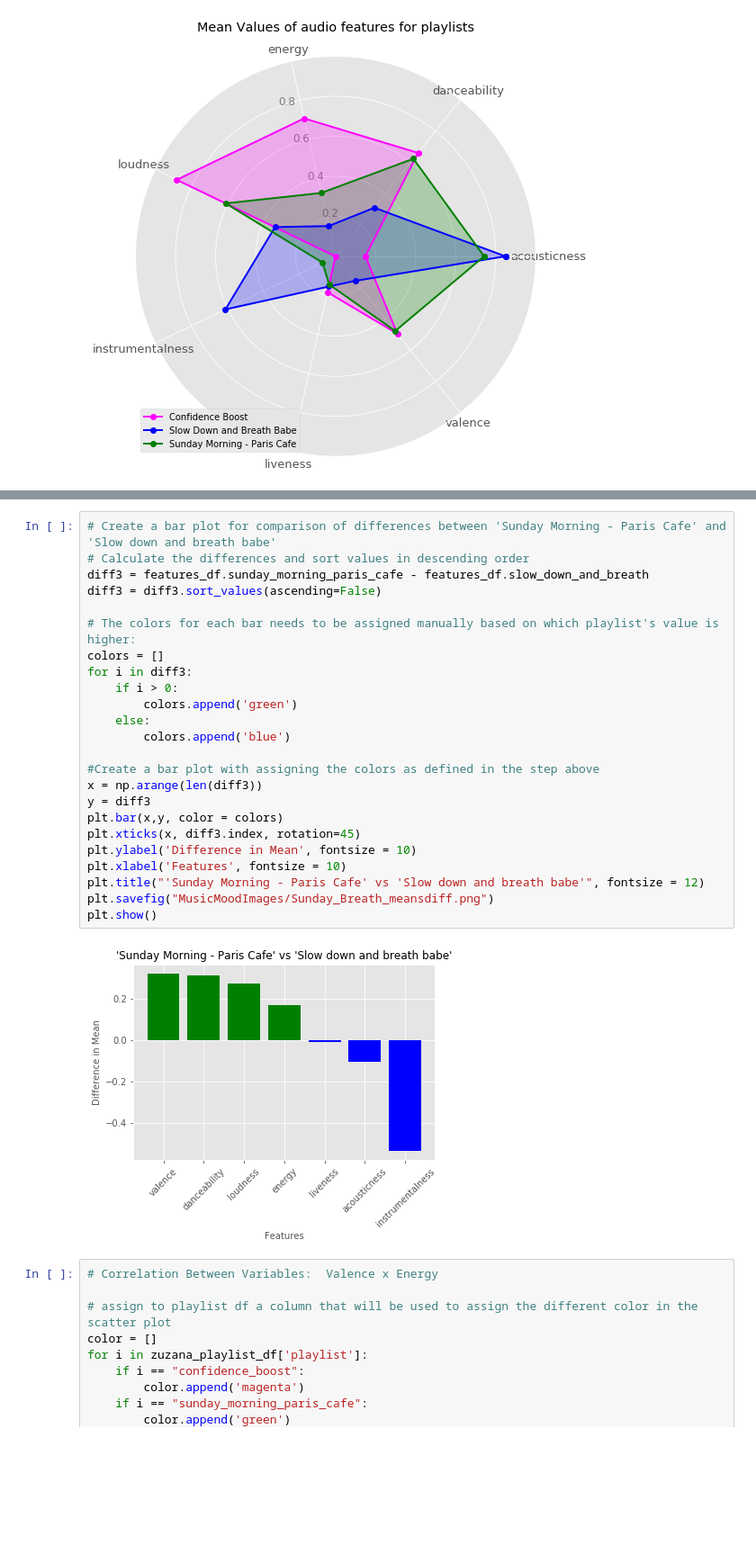
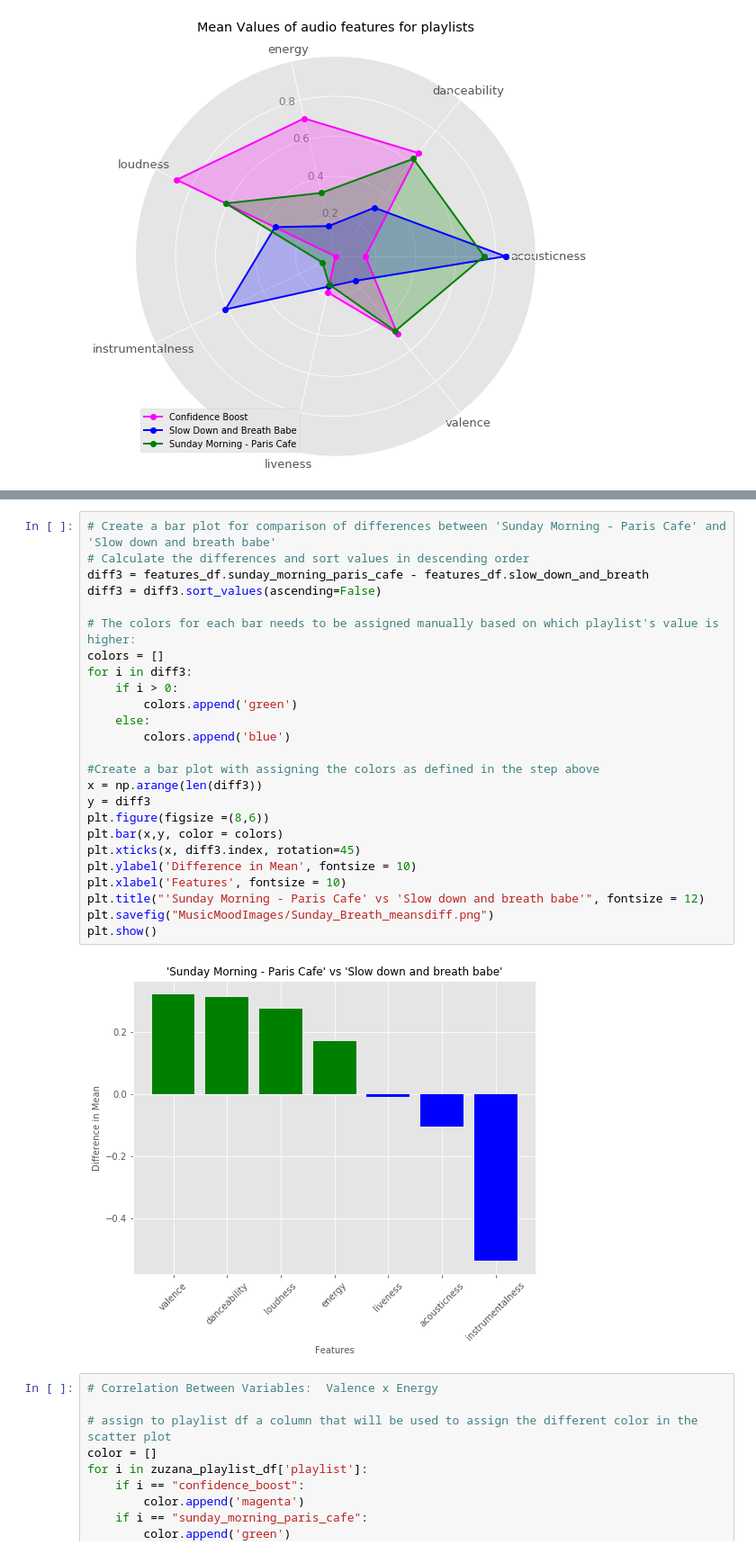
Before and after one commit to zsvorenova/Group_Three, a Jupyter notebook: API_music_mood_z.ipynb, the cells around one changed output, grey strips where cells are left out. Shown at 90% size. Cells and saved outputs as stored; diff of their text form; blank space fills up the shorter version.

```diff
--- a/API_music_mood_z.ipynb
+++ b/API_music_mood_z.ipynb
@@ -415,29 +320,30 @@ plt.show()
 # %%
 # Create a bar plot for comparison of differences between 'Sunday Morning - Paris Cafe' and 'Slow down and breath babe'
 # Calculate the differences and sort values in descending order
 diff3 = features_df.sunday_morning_paris_cafe - features_df.slow_down_and_breath
 diff3 = diff3.sort_values(ascending=False)
 
 # The colors for each bar needs to be assigned manually based on which playlist's value is higher:
 colors = []
 for i in diff3:
     if i > 0:
         colors.append('green')
     else:
         colors.append('blue')
 
 #Create a bar plot with assigning the colors as defined in the step above
 x = np.arange(len(diff3))
 y = diff3
+plt.figure(figsize =(8,6))
 plt.bar(x,y, color = colors)
 plt.xticks(x, diff3.index, rotation=45)
 plt.ylabel('Difference in Mean', fontsize = 10)
 plt.xlabel('Features', fontsize = 10)
 plt.title("'Sunday Morning - Paris Cafe' vs 'Slow down and breath babe'", fontsize = 12)
 plt.savefig("MusicMoodImages/Sunday_Breath_meansdiff.png")
 plt.show()
 # %% [output]
-[figure, old version]
+[figure, new version]
 # %%
 # Correlation Between Variables:  Valence x Energy
 
```
Also changed, not shown: parts of 15 cells of this notebook, 3 other files.
